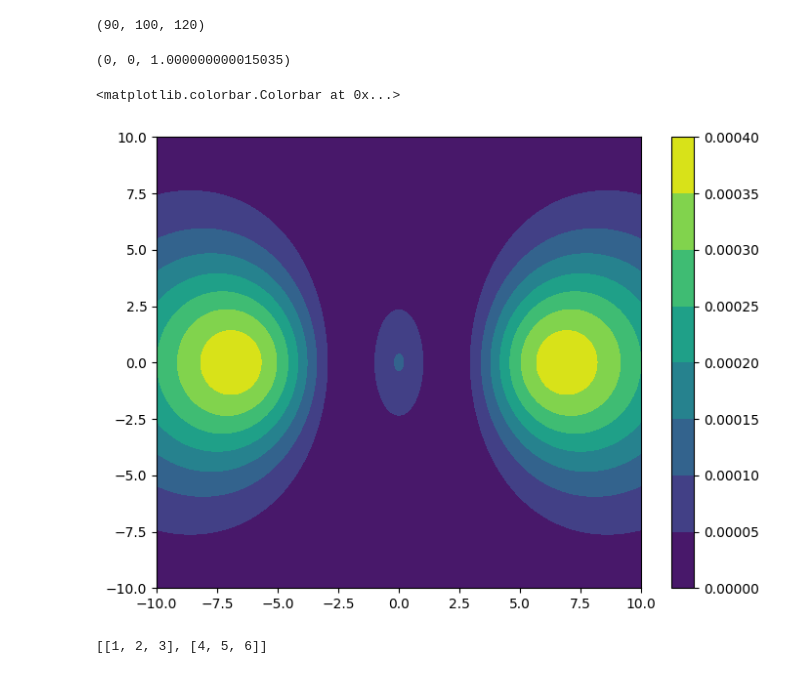
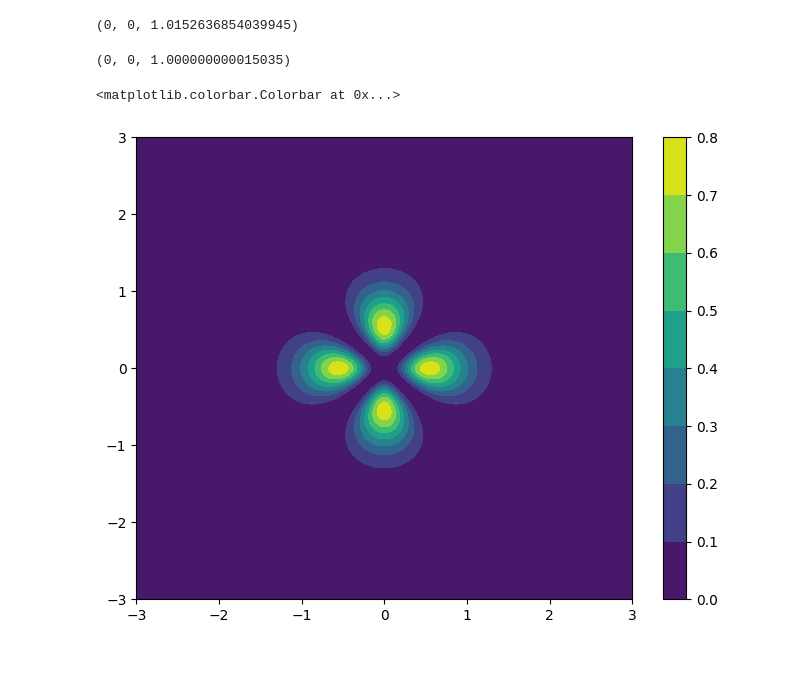
Before and after one commit to ChrisChen31415/Crystal_Field_Calculation, a Jupyter notebook: crystal_field_frontend.ipynb, the cells around one changed output. Saved outputs shown, nothing was run; the diff lists cells and outputs as text; code cells hidden in the pictures.

```diff
--- a/crystal_field_frontend.ipynb
+++ b/crystal_field_frontend.ipynb
@@ -314,16 +319,16 @@ array([11.86502103, 11.86502196, 12.41932268, 12.25175384, 12.06616427])
 # %%
 # testing grid integration
 # generating mesh on coordinate space
-r, theta, phi, r_vals, theta_vals, phi_vals = create_spherical_grid(Zeff=11, n=3, Nr=90, Ntheta=100, Nphi=120)
+Zeff = 11
+r, theta, phi, r_vals, theta_vals, phi_vals = create_spherical_grid(Zeff, n=3, Nr=200, Ntheta=120, Nphi=120)
 
-eigen_function = precomp_eigenfunc_grid(11, 3, 2, r, theta, phi)
+eigen_function = precomp_eigenfunc_grid(Zeff, 3, 2, r, theta, phi)
 V_grid= 1
 
-eigen_function[0].shape
 
-#compute_matrix_element_grid(0, 0, [eigen_function], V_grid, r, theta, r_vals, theta_vals, phi_vals)
+compute_matrix_element_grid(0, 0, eigen_function, V_grid, r, theta, r_vals, theta_vals, phi_vals)
 # %% [output]
-(90, 100, 120)
+(0, 0, 1.0152636854039945)
 # %%
 # normalization test for compute_matrix_element function
 charge_arrays = [[1, 1, 0, 0]]
@@ -335,22 +340,23 @@ compute_matrix_element(0, 0, eigen_states, V, 100)
 (0, 0, 1.000000000015035)
 # %%
 # plotting the hydrogen wave function
-grid_extent = 10
+# correspondence for 3d orbitals:
+# m=-2 >> 3dxy
+# m=-1 >> 3dyz
+# m=0 >> 3dz^2
+# m=1 >> 3dxz
+# m=2 >> 3dx^2-y^2
+
+grid_extent = 3
 grid_resolution= 680
 x = y = np.linspace(-grid_extent, grid_extent, grid_resolution)
 x, y = np.meshgrid(x, y)
 eps = np.finfo(float).eps
-wfc = np.array(find_eigenstates_cart(1, 3, 2, 2)(np.ravel(x), 2, np.ravel(y))**2)
+wfc = np.array(find_eigenstates_cart(11, 3, 2, 2)(np.ravel(x), np.ravel(y), 0)**2)
 value_grid = wfc.reshape(x.shape)
 fig, ax = plt.subplots(figsize=(8, 6))
 contour = plt.contourf(x, y, value_grid)
 plt.colorbar(contour)
 # %% [output]
 <matplotlib.colorbar.Colorbar at 0x...>
-[figure, old version]
+[figure, new version]
-# %%
-a = [[1, 2, 3]]
-a.append([4, 5, 6])
-a
-# %% [output]
-[[1, 2, 3], [4, 5, 6]]
```
Also changed, not shown: parts of 5 cells of this notebook.
